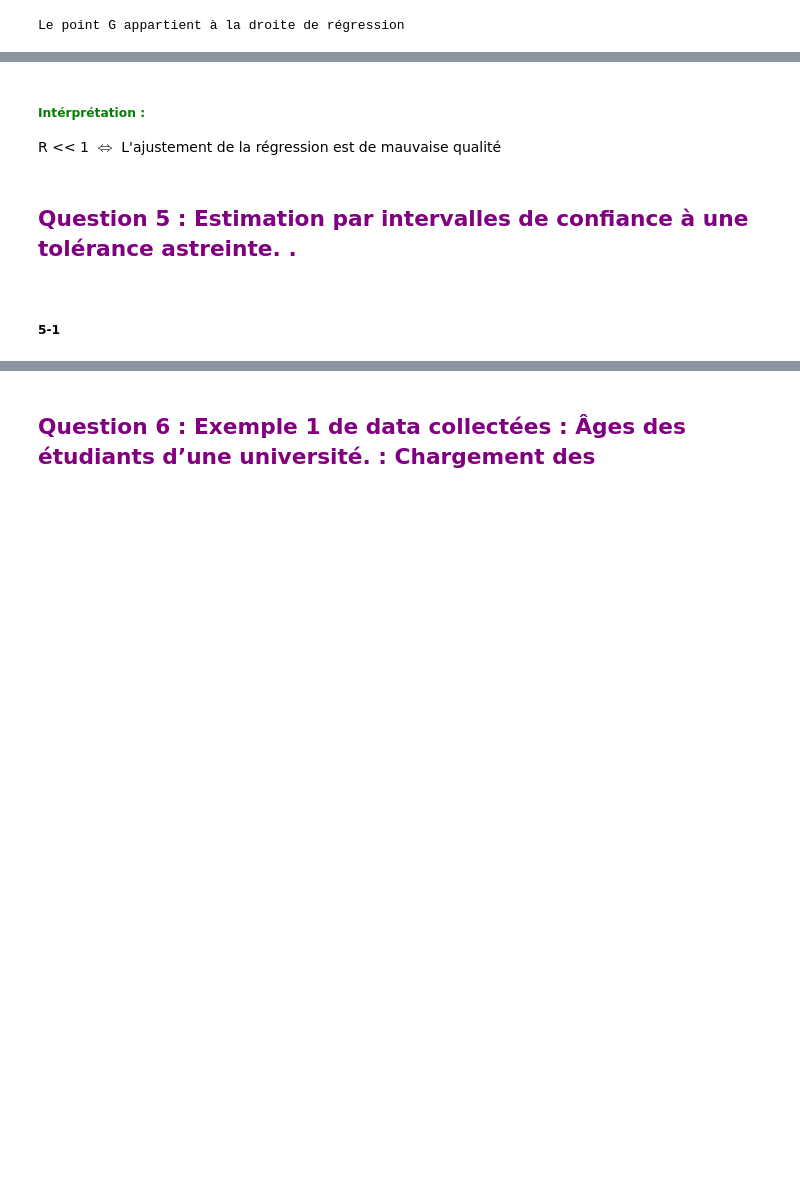
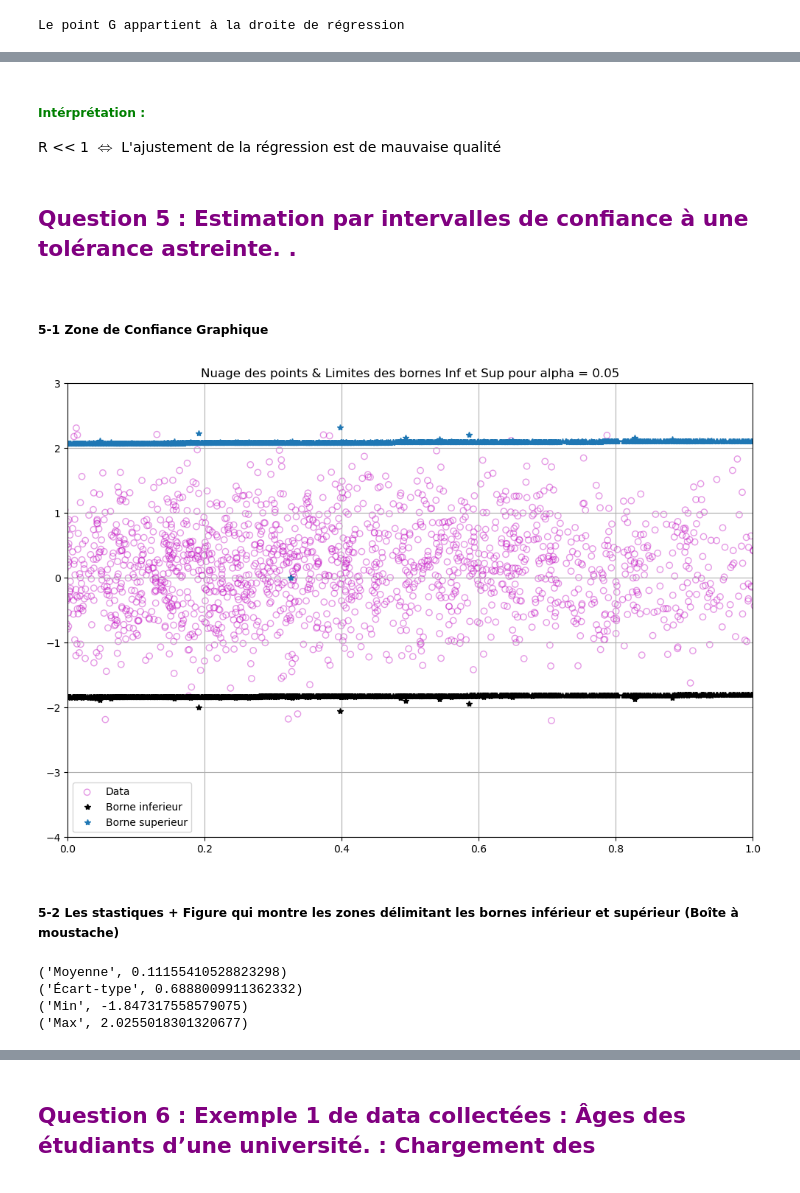
Before and after one commit to IbLahlou/Signal-Processing, a Jupyter notebook: Projet Traitement de Signal.ipynb, the cells around one changed output, grey strips where cells are left out. Drawn from its saved outputs; the diff is of its cells as text; code cells hidden in the pictures; blank space fills up the shorter version.

```diff
--- a/Projet Traitement de Signal.ipynb
+++ b/Projet Traitement de Signal.ipynb
@@ -385,6 +385,6 @@ plt.show()
 # %%
 # Ajouter une colonne de 1 à la matrice X
-X = X.reshape(100000, 1)
+X = X.reshape(n, 1)
 X1 = np.concatenate((np.ones((len(X), 1)), X), axis=1)
 estimateur = np.linalg.lstsq(X1, Y, rcond=None)[0]
 b = estimateur[0] # Coefficient de l'ordonnée à l'origine
@@ -413,11 +413,61 @@ Le coefficient de détermination R ~ 0.00902237575056265
-# %% [markdown]
-<font color="green"><h5>Intérprétation :</h5></font>
-
-R << 1 $\iff$ L'ajustement de la régression est de mauvaise qualité
+# %% [markdown]
+<font color="green"><h5>Intérprétation :</h5></font>
+
+R << 1 $\iff$ L'ajustement de la régression est de mauvaise qualité
 # %% [markdown]
 <font color="purple">
     <h2 >Question 5 : Estimation par intervalles de confiance à une tolérance astreinte.
 . </h2>
 </font>
-# %% [markdown]
-<h5>5-1  </h5>
+# %% [markdown]
+<h5>5-1  Zone de Confiance Graphique </h5>
+# %%
+plt.figure(figsize=(12, 8))
+
+Yx = beta0 + beta1 * X.flatten()
+err = np.abs(Y - Yx)
+Xe = np.mean(X)
+Ye = np.mean(Y)
+stats = np.sum(err ** 2) / (n - 2)
+
+En1 = np.abs(Y - Yx)
+En2 = 100 * En1
+z = 1.96
+borne_inf = np.zeros(n)
+borne_sup = np.zeros(n)
+
+for i in range(2, n):
+    somme = np.sum((X[i] - Xe) ** 2)
+    borne_inf[i] = Yx[i] - z * np.sqrt(stats) * np.sqrt(1 + 1 / (i - 1) + ((X[i] - Xe) ** 2) / somme)
+    borne_sup[i] = Yx[i] + z * np.sqrt(stats) * np.sqrt(1 + 1 / (i - 1) + ((X[i] - Xe) ** 2) / somme)
+
+plt.scatter(X, Y, color='none', edgecolor='m', alpha=0.4)
+plt.axis([0, 1, np.floor(np.min(Y) - 1), np.floor(np.max(Y) + 1)])
+plt.plot(X, borne_inf, '*k')
+plt.plot(X, borne_sup, '*')
+plt.grid(True)
+plt.legend(['Data', 'Borne inferieur', 'Borne superieur'])
+plt.title(f"Nuage des points & Limites des bornes Inf et Sup pour alpha = {alpha}")
+plt.show()
+# %% [output]
+[figure, added]
+# %% [markdown]
+<h5>5-2  Les stastiques + Figure qui montre les zones délimitant les bornes inférieur et supérieur (Boîte à moustache) </h5>
+# %%
+zone_confiance = np.where((Y >= borne_inf) & (Y <= borne_sup))
+nombre_points_confiance = len(zone_confiance[0])
+
+result ={
+    'Moyenne' : np.mean(Y[zone_confiance]),
+    'Écart-type' : np.std(Y[zone_confiance]),
+    'Min' : np.min(Y[zone_confiance]),
+    'Max' : np.max(Y[zone_confiance])
+}
+
+for v in result.items():
+    print(v)
+# %% [output]
+('Moyenne', 0.11155410528823298)
+('Écart-type', 0.6888009911362332)
+('Min', -1.847317558579075)
+('Max', 2.0255018301320677)
```
Also changed, not shown: parts of 27 cells of this notebook.
